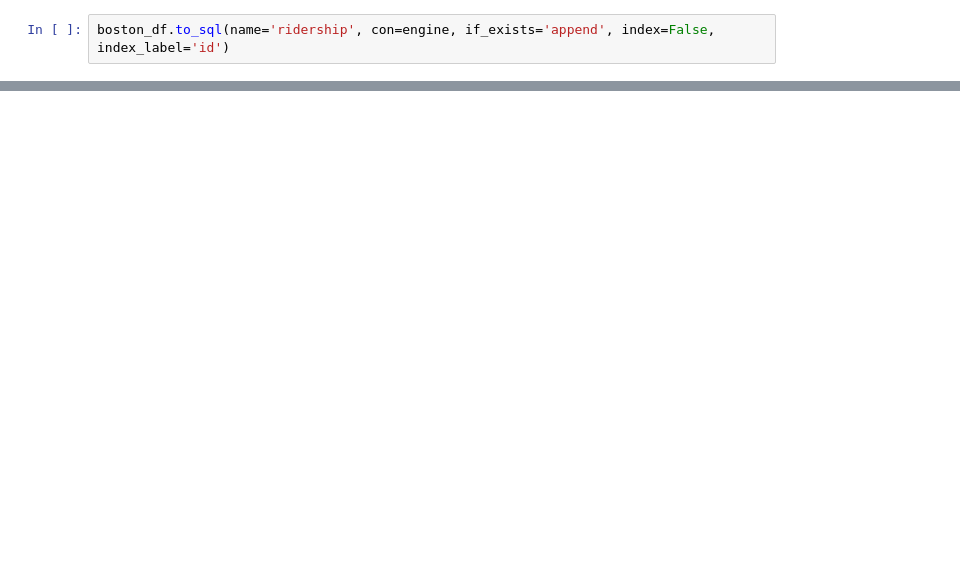
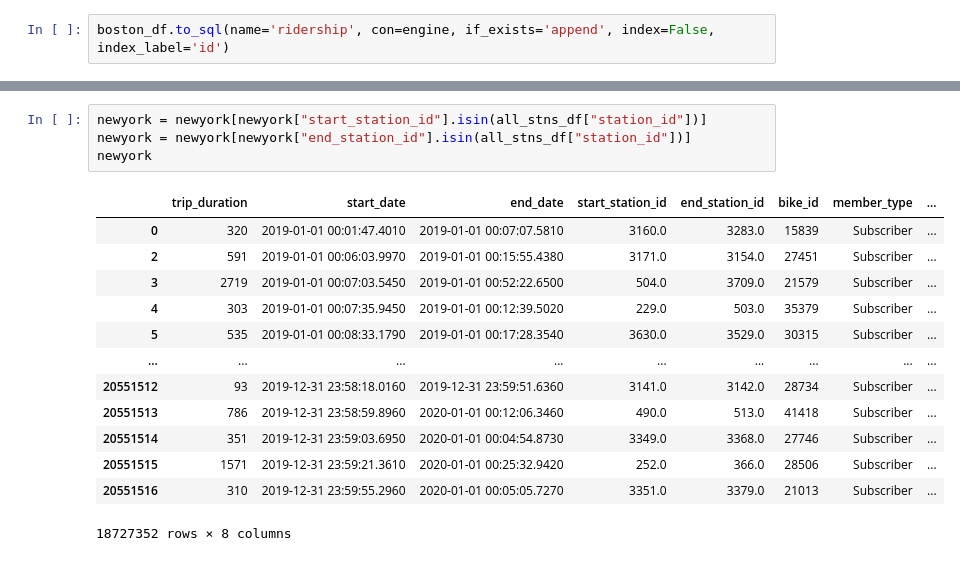
Before and after one commit to JeganS948/project2, a Jupyter notebook: locations.ipynb, the cells around one changed output, grey strips where cells are left out. Saved outputs shown, nothing was run; the diff lists cells and outputs as text; blank space fills up the shorter version.

```diff
--- a/locations.ipynb
+++ b/locations.ipynb
@@ -361,0 +318,18 @@ boston_df.to_sql(name='ridership', con=engine, if_exists='append', index=False,
+# %%
+newyork = newyork[newyork["start_station_id"].isin(all_stns_df["station_id"])]
+newyork = newyork[newyork["end_station_id"].isin(all_stns_df["station_id"])]
+newyork
+# %% [output]
+|  | trip_duration | start_date | end_date | start_station_id | end_station_id | bike_id | member_type | ... |
+| 0 | 320 | 2019-01-01 00:01:47.4010 | 2019-01-01 00:07:07.5810 | 3160.0 | 3283.0 | 15839 | Subscriber | ... |
+| 2 | 591 | 2019-01-01 00:06:03.9970 | 2019-01-01 00:15:55.4380 | 3171.0 | 3154.0 | 27451 | Subscriber | ... |
+| 3 | 2719 | 2019-01-01 00:07:03.5450 | 2019-01-01 00:52:22.6500 | 504.0 | 3709.0 | 21579 | Subscriber | ... |
+| 4 | 303 | 2019-01-01 00:07:35.9450 | 2019-01-01 00:12:39.5020 | 229.0 | 503.0 | 35379 | Subscriber | ... |
+| 5 | 535 | 2019-01-01 00:08:33.1790 | 2019-01-01 00:17:28.3540 | 3630.0 | 3529.0 | 30315 | Subscriber | ... |
+| ... | ... | ... | ... | ... | ... | ... | ... | ... |
+| 20551512 | 93 | 2019-12-31 23:58:18.0160 | 2019-12-31 23:59:51.6360 | 3141.0 | 3142.0 | 28734 | Subscriber | ... |
+| 20551513 | 786 | 2019-12-31 23:58:59.8960 | 2020-01-01 00:12:06.3460 | 490.0 | 513.0 | 41418 | Subscriber | ... |
+| 20551514 | 351 | 2019-12-31 23:59:03.6950 | 2020-01-01 00:04:54.8730 | 3349.0 | 3368.0 | 27746 | Subscriber | ... |
+| 20551515 | 1571 | 2019-12-31 23:59:21.3610 | 2020-01-01 00:25:32.9420 | 252.0 | 366.0 | 28506 | Subscriber | ... |
+| 20551516 | 310 | 2019-12-31 23:59:55.2960 | 2020-01-01 00:05:05.7270 | 3351.0 | 3379.0 | 21013 | Subscriber | ... |
+18727352 rows × 8 columns
```
Also changed, not shown: parts of 20 cells of this notebook.
